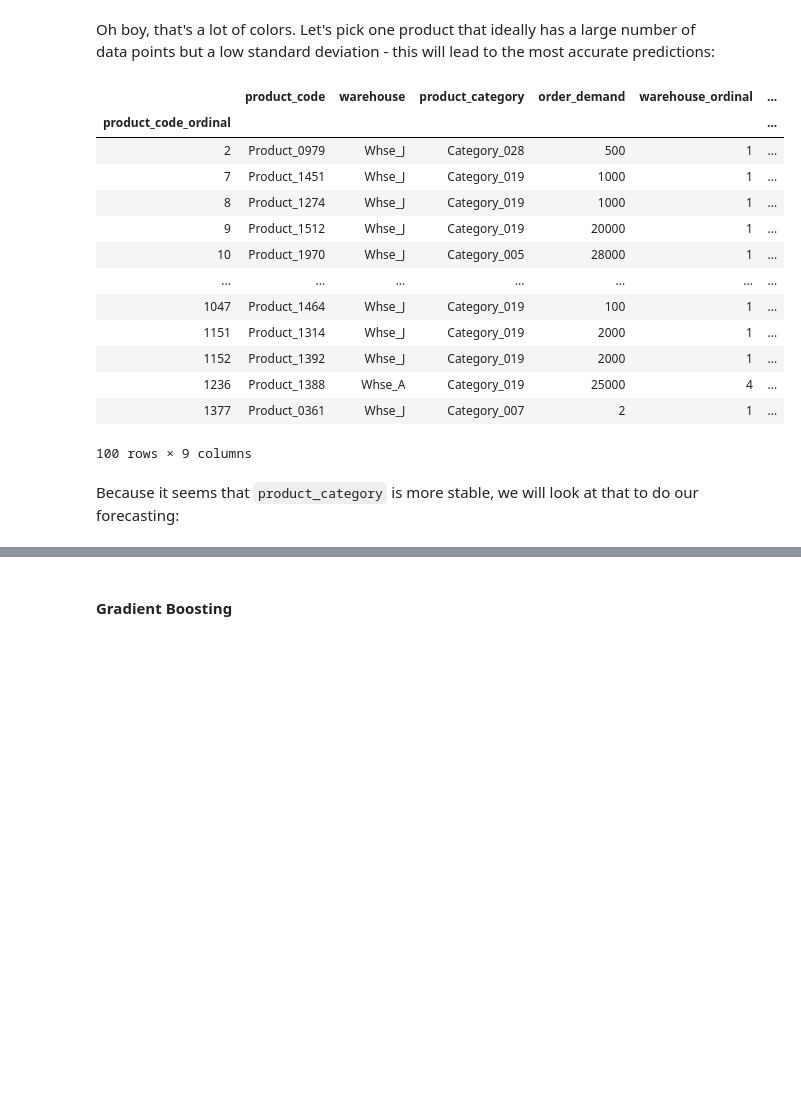
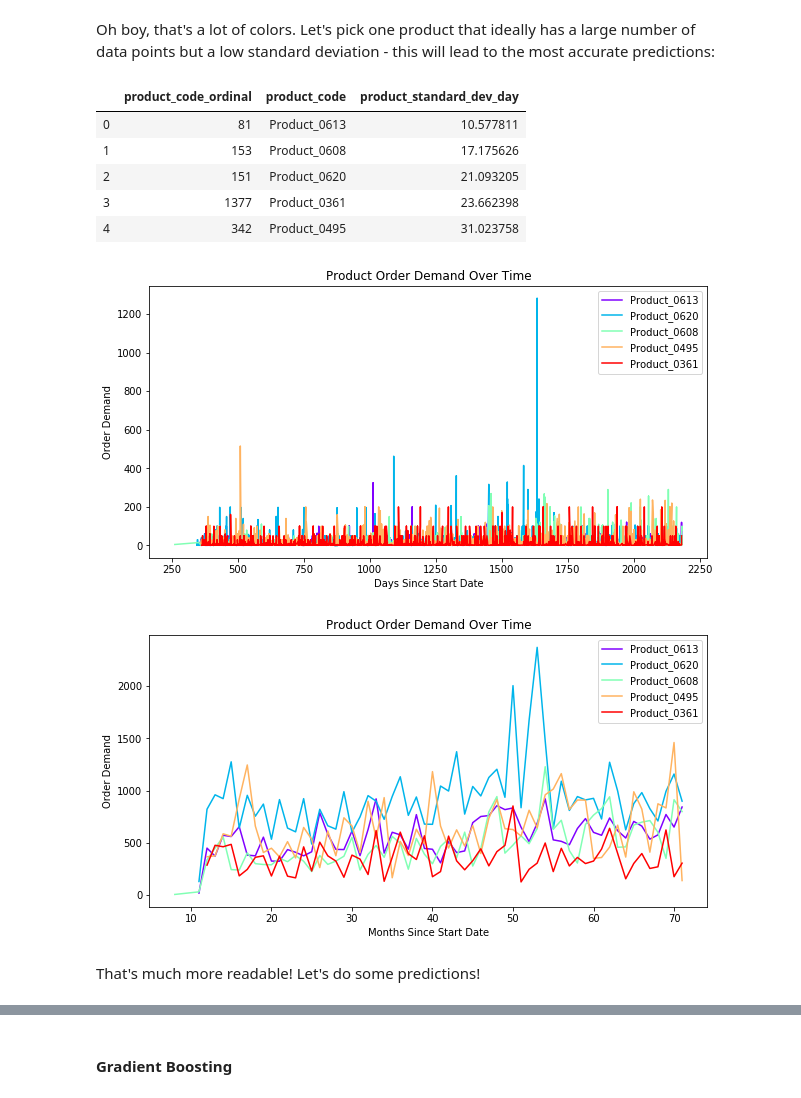
Before and after one commit to justinro-underscore/EECS731Projects, a Jupyter notebook: project5/Product Demand Analysis.ipynb, the cells around one changed output, grey strips where cells are left out. Saved outputs shown, nothing was run; the diff lists cells and outputs as text; code cells hidden in the pictures; blank space fills up the shorter version.

```diff
--- a/project5/Product Demand Analysis.ipynb
+++ b/project5/Product Demand Analysis.ipynb
@@ -245,27 +245,23 @@ Oh boy, that's a lot of colors. Let's pick one product that ideally has a large
 # %%
 products_with_most_data = product_demand_df.groupby("product_code_ordinal").size()\
     .sort_values(ascending=False)[:100].reset_index()["product_code_ordinal"].values
 
 products_with_low_std = product_demand_df.loc[product_demand_df["product_code_ordinal"].isin(products_with_most_data)]\
     .groupby("product_code_ordinal").first()["product_standard_dev_day"]\
     .sort_values(ascending=True).reset_index()["product_code_ordinal"].values
 
-product_demand_df.loc[product_demand_df["product_code_ordinal"].isin(products_with_low_std)]\
-    .groupby("product_code_ordinal").first()
+num_viable_products = 5
+viable_product_ordinals = products_with_low_std[:num_viable_products]
+viable_products = product_demand_df.loc[product_demand_df["product_code_ordinal"].isin(viable_product_ordinals)]\
+    .reset_index().sort_values(by="days_since_start")
+viable_product_codes = viable_products.groupby("product_code_ordinal").first()["product_code"]
+
+viable_products[["product_code", "product_code_ordinal", "product_standard_dev_day"]]\
+    .groupby("product_code_ordinal").first().sort_values(by="product_standard_dev_day").head().reset_index()
 # %% [output]
-|  | product_code | warehouse | product_category | order_demand | warehouse_ordinal | ... |
-| product_code_ordinal |  |  |  |  |  | ... |
-| 2 | Product_0979 | Whse_J | Category_028 | 500 | 1 | ... |
-| 7 | Product_1451 | Whse_J | Category_019 | 1000 | 1 | ... |
-| 8 | Product_1274 | Whse_J | Category_019 | 1000 | 1 | ... |
-| 9 | Product_1512 | Whse_J | Category_019 | 20000 | 1 | ... |
-| 10 | Product_1970 | Whse_J | Category_005 | 28000 | 1 | ... |
-| ... | ... | ... | ... | ... | ... | ... |
-| 1047 | Product_1464 | Whse_J | Category_019 | 100 | 1 | ... |
-| 1151 | Product_1314 | Whse_J | Category_019 | 2000 | 1 | ... |
-| 1152 | Product_1392 | Whse_J | Category_019 | 2000 | 1 | ... |
-| 1236 | Product_1388 | Whse_A | Category_019 | 25000 | 4 | ... |
-| 1377 | Product_0361 | Whse_J | Category_007 | 2 | 1 | ... |
+|  | product_code_ordinal | product_code | product_standard_dev_day |
+| 0 | 81 | Product_0613 | 10.577811 |
+| 1 | 153 | Product_0608 | 17.175626 |
+| 2 | 151 | Product_0620 | 21.093205 |
+| 3 | 1377 | Product_0361 | 23.662398 |
+| 4 | 342 | Product_0495 | 31.023758 |
-100 rows × 9 columns
-# %% [markdown]
-Because it seems that `product_category` is more stable, we will look at that to do our forecasting:
@@ -281,0 +268,37 @@ training_f, testing_f, training_l, testing_l = train_test_split(features, labels
+# %%
+plt.figure(figsize=(10, 5))
+
+data = viable_products.groupby(["product_code_ordinal"])\
+    .apply(lambda row: np.array(list(zip(row["days_since_start"], row["order_demand"], row["product_code_ordinal"]))))
+data = np.array(list(data))
+
+colors = cm.rainbow(np.linspace(0, 1, len(data)))
+for i, d in enumerate(data):
+    ordinal = d[0, 2]
+    plt.plot(d[:, 0], d[:, 1], color=colors[i], label=viable_product_codes[ordinal])
+plt.title("Product Order Demand Over Time")
+plt.xlabel("Days Since Start Date")
+plt.ylabel("Order Demand")
+plt.legend()
+
+plt.figure(figsize=(10, 5))
+
+data = demand_products_month_df.loc[demand_products_month_df["product_code_ordinal"].isin(viable_product_ordinals)]\
+    .groupby(["product_code_ordinal"])\
+    .apply(lambda row: np.array(list(zip(row["months_since_start"], row["order_demand"], row["product_code_ordinal"]))))
+data = np.array(list(data))
+
+for i, d in enumerate(data):
+    ordinal = d[0, 2]
+    plt.plot(d[:, 0], d[:, 1], color=colors[i], label=viable_product_codes[ordinal])
+plt.title("Product Order Demand Over Time")
+plt.xlabel("Months Since Start Date")
+plt.ylabel("Order Demand")
+plt.legend()
+
+plt.show()
+# %% [output]
+[figure, added]
+[figure, added]
+# %% [markdown]
+That's much more readable! Let's do some predictions!
```
Also changed, not shown: parts of 5 cells of this notebook.
